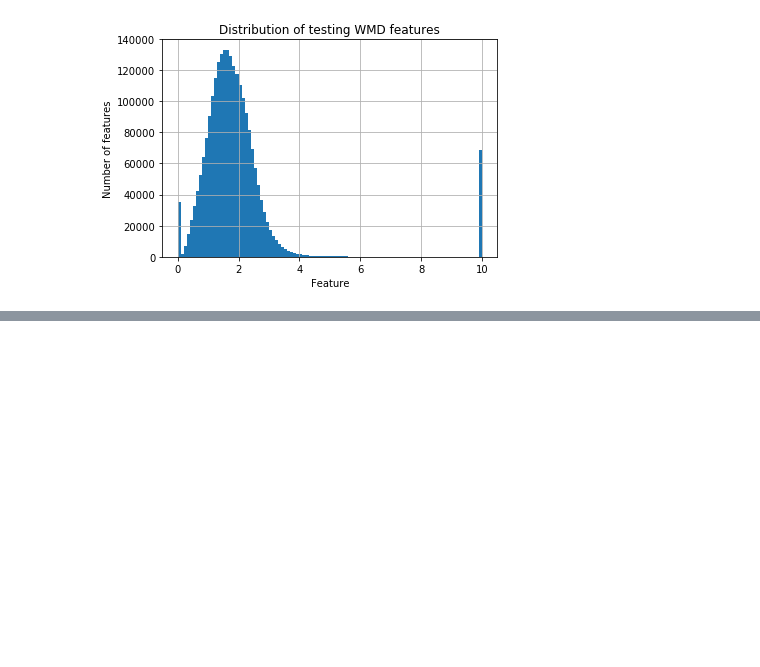
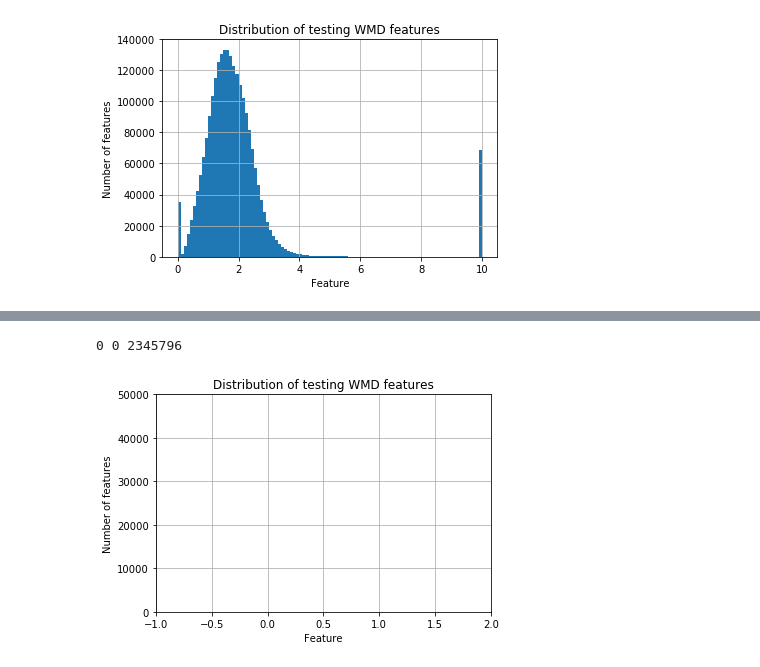
Before and after one commit to sasha-liutova/Quora_Questions_Duplicates, a Jupyter notebook: analysis_ntbs/features_analysis.ipynb, the cells around one changed output, grey strips where cells are left out. Saved outputs shown, nothing was run; the diff lists cells and outputs as text; code cells hidden in the pictures; blank space fills up the shorter version.

```diff
--- a/analysis_ntbs/features_analysis.ipynb
+++ b/analysis_ntbs/features_analysis.ipynb
@@ -106,0 +110,6 @@ plt.show()
+# %%
+features_test = np.load('../doc2vec_results/features_test_doc2vec.npy')
+# %%
+model = pickle.load(open('../doc2vec_results/model_doc2vec_svm.pkl', 'rb'))
+# %%
+predictions = model.predict(features_test)
@@ -106,0 +129,4 @@ plt.show()
+# %%
+print(neg, pos, neu)
+# %% [output]
+0 0 2345796
@@ -106,0 +142,10 @@ plt.show()
+# %%
+plt.axis([-1, 2, 0, 50000])
+n, bins, patches = plt.hist(predictions, 10)
+plt.xlabel('Feature')
+plt.ylabel('Number of features')
+plt.title('Distribution of testing WMD features')
+plt.grid(True)
+plt.show()
+# %% [output]
+[figure, added]
```
Also changed, not shown: parts of 5 cells of this notebook, 2 other files.
